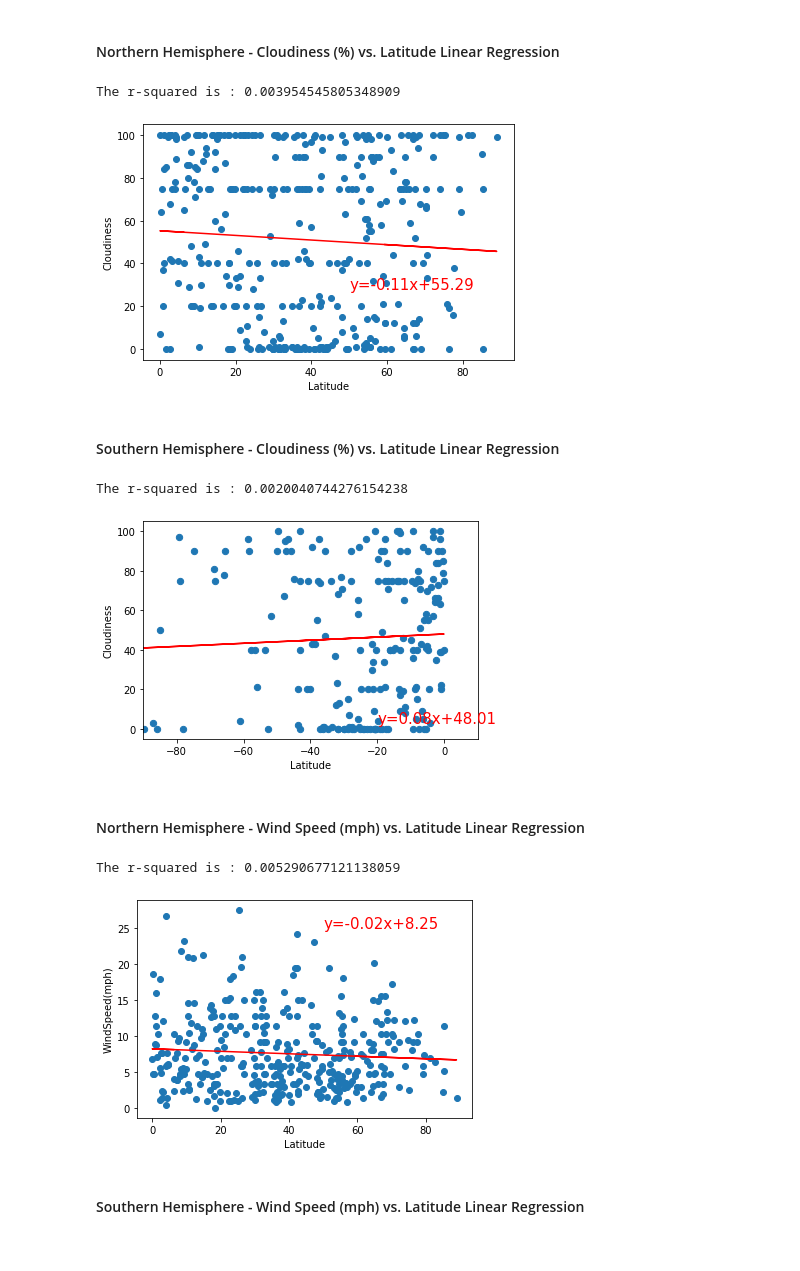
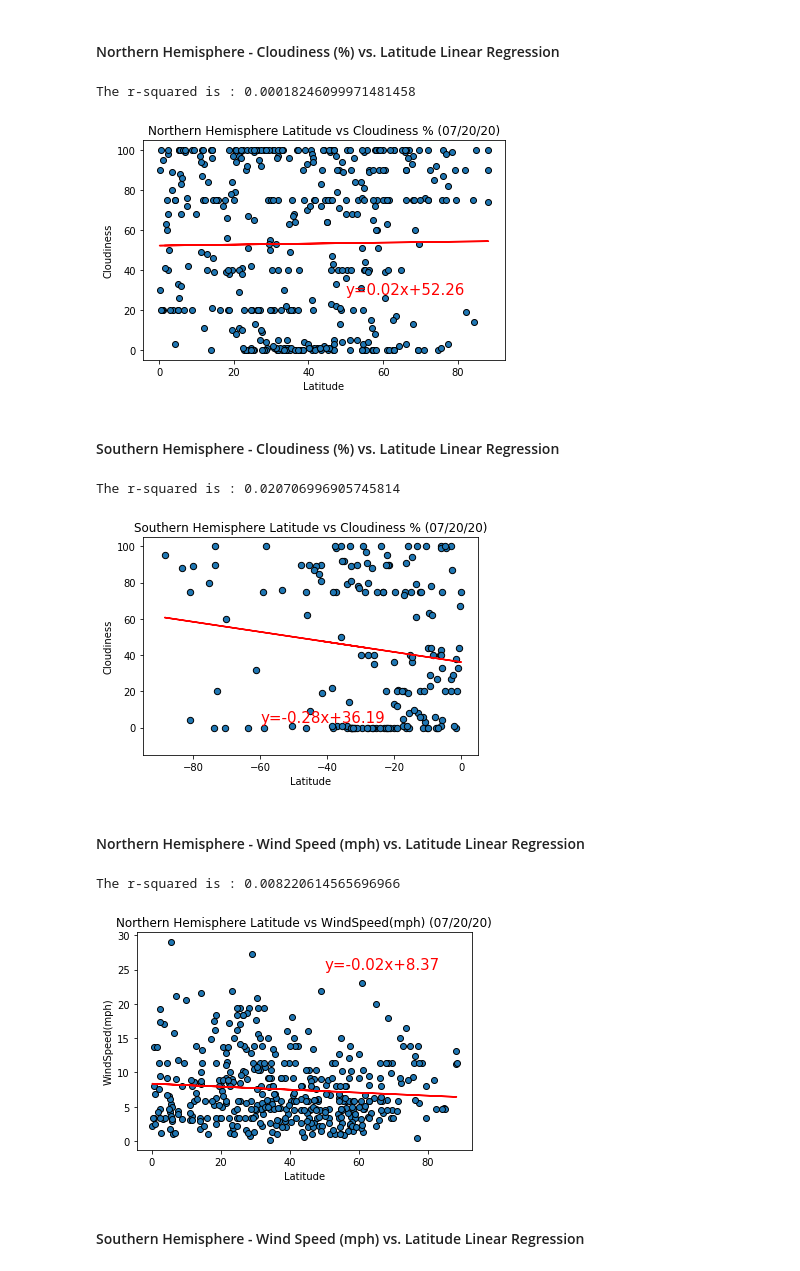
Before and after one commit to kdaltayli/Python_API_Challenge_KA, a Jupyter notebook: WeatherPy/WeatherPy.ipynb, the cells around one changed output. Cells and saved outputs as stored; diff of their text form; code cells hidden in the pictures.

```diff
--- a/WeatherPy/WeatherPy.ipynb
+++ b/WeatherPy/WeatherPy.ipynb
@@ -432,7 +444,7 @@ The r-squared is : 0.4114751531086359
 # %% [markdown]
 ####  Southern Hemisphere - Max Temp vs. Latitude Linear Regression
 # %%
-Sothern_hemispehere=clear_city_data.loc[clear_city_data['Latitude']<0]
-Sothern_hemispehere
+Southern_hemispehere=clear_city_data.loc[clear_city_data['Latitude']<0]
+Southern_hemispehere
 # %% [output]
 |  | Cities | Latitude | Longtitude | Max_Temp | Humidity | Cloudiness | WindSpeed | Country | Date |
@@ -507,60 +529,69 @@ The r-squared is : 0.008675130424623102
 # %% [markdown]
 ####  Northern Hemisphere - Cloudiness (%) vs. Latitude Linear Regression
 # %%
-y_values=Nothern_hemisphere["Cloudiness"]
-x_values=Nothern_hemisphere["Latitude"]
+y_values=Northern_hemisphere["Cloudiness"]
+x_values=Northern_hemisphere["Latitude"]
 slope,intercept,rvalue,pvalue,stderr=linregress(x_values,y_values)
 regress_values=x_values * slope + intercept
 line_equ="y=" + str(round(slope,2))+ "x+" + str(round(intercept,2))
-plt.scatter(x_values,y_values)
+plt.scatter(x_values,y_values,edgecolors="black")
 plt.xlabel("Latitude")
 plt.ylabel("Cloudiness")
+plt.title(f"Northern Hemisphere Latitude vs Cloudiness % ({today})")
 plt.plot(x_values,regress_values,"r-")
 plt.annotate(line_equ,(50,28),fontsize=15,color="red")
 plt.tight_layout()
 print(f"The r-squared is : {rvalue**2} ")
+
+plt.savefig("../output_data/fig9.png")
+plt.show()
 # %% [output]
-The r-squared is : 0.003954545805348909
+The r-squared is : 0.00018246099971481458
-[figure, old version]
+[figure, new version]
 # %% [markdown]
 ####  Southern Hemisphere - Cloudiness (%) vs. Latitude Linear Regression
 # %%
-y_values=Sothern_hemispehere["Cloudiness"]
-x_values=Sothern_hemispehere["Latitude"]
+y_values=Southern_hemispehere["Cloudiness"]
+x_values=Southern_hemispehere["Latitude"]
 slope,intercept,rvalue,pvalue,stderr=linregress(x_values,y_values)
 regress_values=x_values * slope + intercept
 line_equ="y=" + str(round(slope,2))+ "x+" + str(round(intercept,2))
-plt.scatter(x_values,y_values, marker="o", s=40)
+plt.scatter(x_values,y_values, marker="o",edgecolors="black", s=40)
 plt.xlabel("Latitude")
 plt.ylabel("Cloudiness")
-plt.xlim(-90,10)
-plt.ylim(min(y_values)-5,max(y_values)+5)
+plt.xlim(-95,5)
+plt.title(f"Southern Hemisphere Latitude vs Cloudiness % ({today})")
+plt.ylim(min(y_values)-15,max(y_values)+5)
 plt.plot(x_values,regress_values,"r-")
-plt.annotate(line_equ,(-20,3),fontsize=15,color="red")
+plt.annotate(line_equ,(-60,3),fontsize=15,color="red")
 print(f"The r-squared is : {rvalue**2} ")
+
+plt.savefig("../output_data/fig10.png")
 plt.show()
 # %% [output]
-The r-squared is : 0.0020040744276154238
+The r-squared is : 0.020706996905745814
-[figure, old version]
+[figure, new version]
 # %% [markdown]
 ####  Northern Hemisphere - Wind Speed (mph) vs. Latitude Linear Regression
 # %%
-y_values=Nothern_hemisphere["WindSpeed"]
-x_values=Nothern_hemisphere["Latitude"]
+y_values=Northern_hemisphere["WindSpeed"]
+x_values=Northern_hemisphere["Latitude"]
 slope,intercept,rvalue,pvalue,stderr=linregress(x_values,y_values)
 regress_values=x_values * slope + intercept
 line_equ="y=" + str(round(slope,2))+ "x+" + str(round(intercept,2))
-plt.scatter(x_values,y_values)
+plt.scatter(x_values,y_values, edgecolors="black")
 plt.xlabel("Latitude")
 plt.ylabel("WindSpeed(mph)")
+plt.title(f"Northern Hemisphere Latitude vs WindSpeed(mph) ({today})")
 plt.plot(x_values,regress_values,"r-")
 plt.annotate(line_equ,(50,25),fontsize=15,color="red")
 
 print(f"The r-squared is : {rvalue**2} ")
+plt.savefig("../output_data/fig11.png")
 plt.show()
 # %% [output]
-The r-squared is : 0.005290677121138059
+The r-squared is : 0.008220614565696966
-[figure, old version]
+[figure, new version]
 # %% [markdown]
 ####  Southern Hemisphere - Wind Speed (mph) vs. Latitude Linear Regression
 # %%
```
Also changed, not shown: parts of 25 cells of this notebook.
